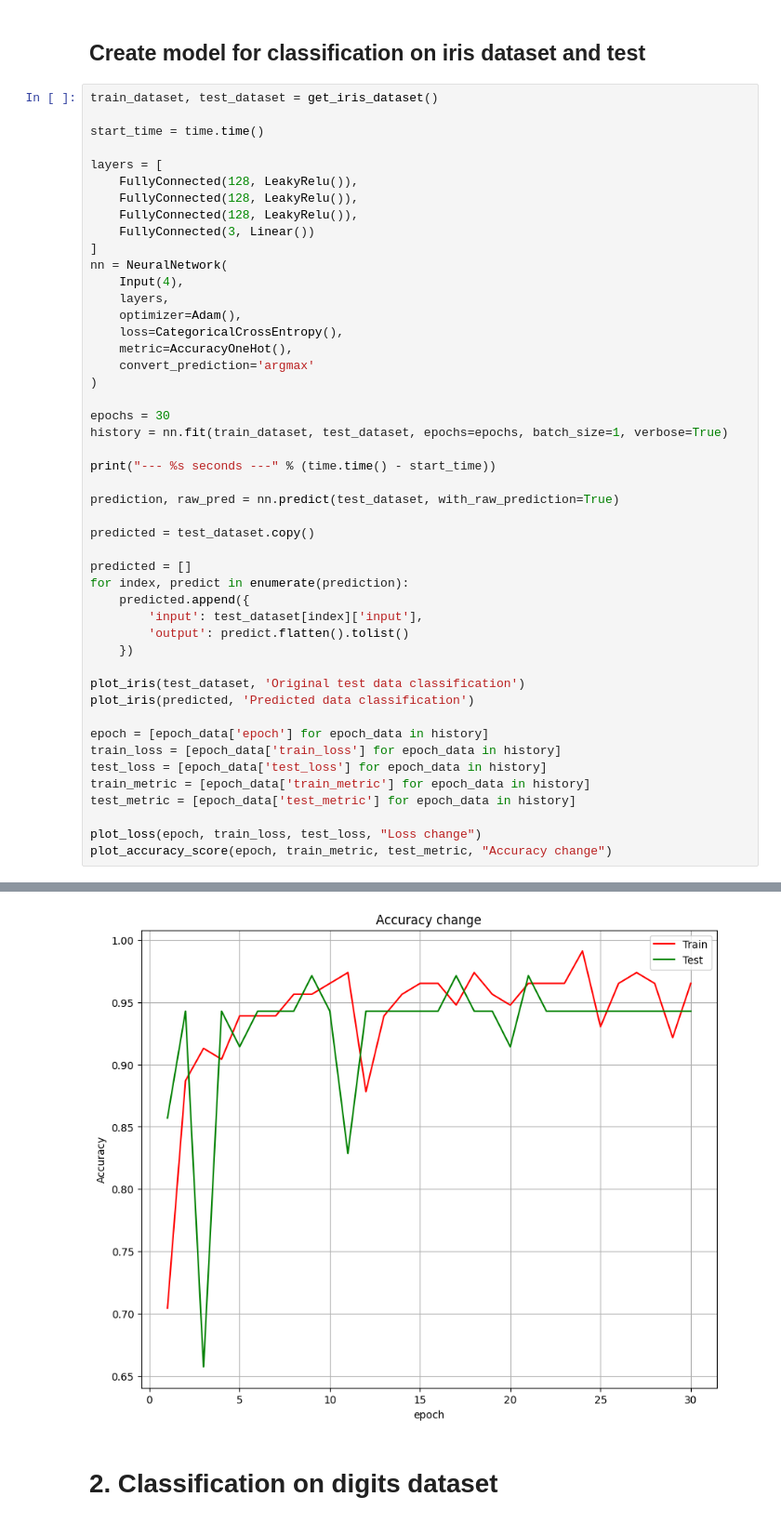
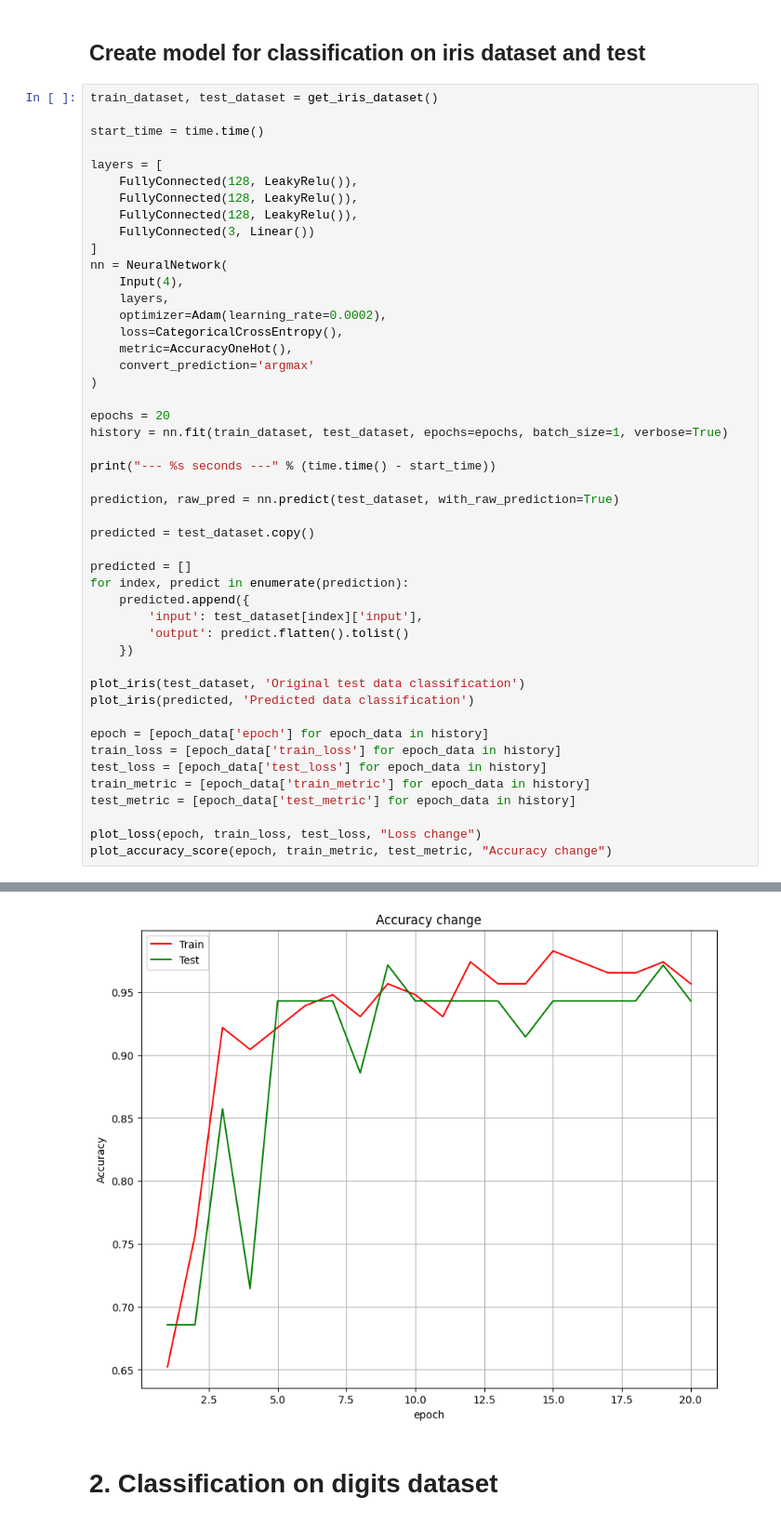
Before and after one commit to Vladfsociety/vladk-neural-network, a Jupyter notebook: notebooks/multi_classification.ipynb, the cells around one changed output, grey strips where cells are left out. Shown at 93% size. Saved outputs shown, nothing was run; the diff lists cells and outputs as text.

```diff
--- a/notebooks/multi_classification.ipynb
+++ b/notebooks/multi_classification.ipynb
@@ -125,13 +125,13 @@ layers = [
 nn = NeuralNetwork(
     Input(4),
     layers,
-    optimizer=Adam(),
+    optimizer=Adam(learning_rate=0.0002),
     loss=CategoricalCrossEntropy(),
     metric=AccuracyOneHot(),
     convert_prediction='argmax'
 )
 
-epochs = 30
+epochs = 20
 history = nn.fit(train_dataset, test_dataset, epochs=epochs, batch_size=1, verbose=True)
 
 print("--- %s seconds ---" % (time.time() - start_time))
@@ -182,4 +182,4 @@ Epoch: 30/30, train loss: 0.5964, train Accuracy: 0.9652, test loss: 0.5798, tes
-[figure, old version]
+[figure, new version]
 # %% [markdown]
 # 2. Classification on digits dataset
 # %% [markdown]
```
Also changed, not shown: parts of 2 cells of this notebook, 1 other file.
